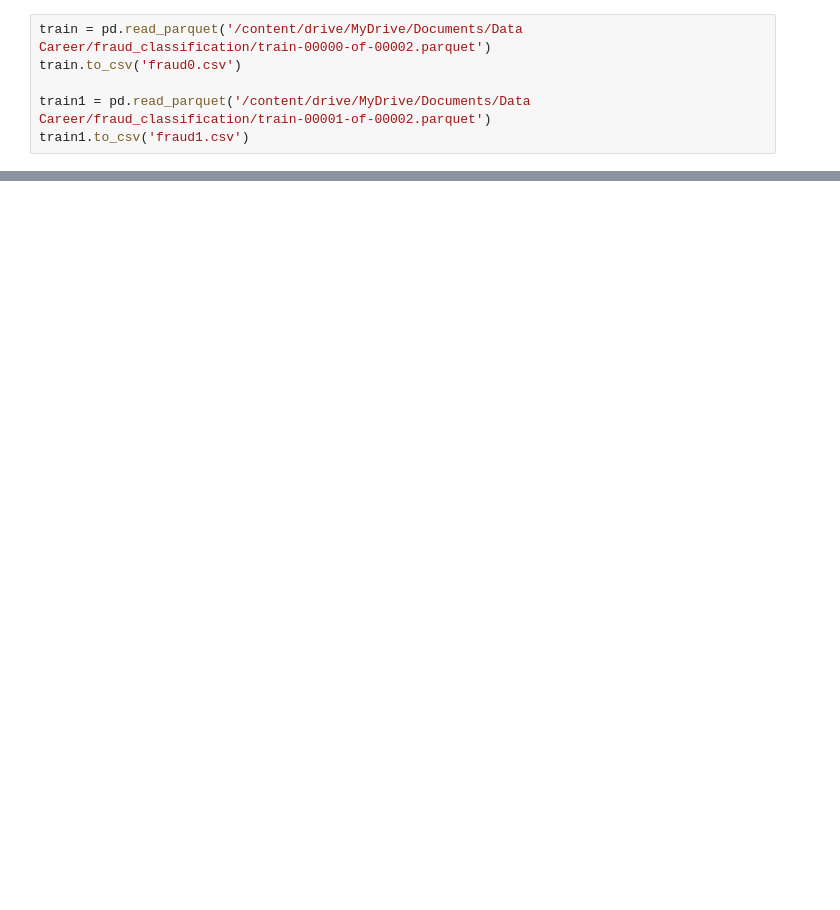
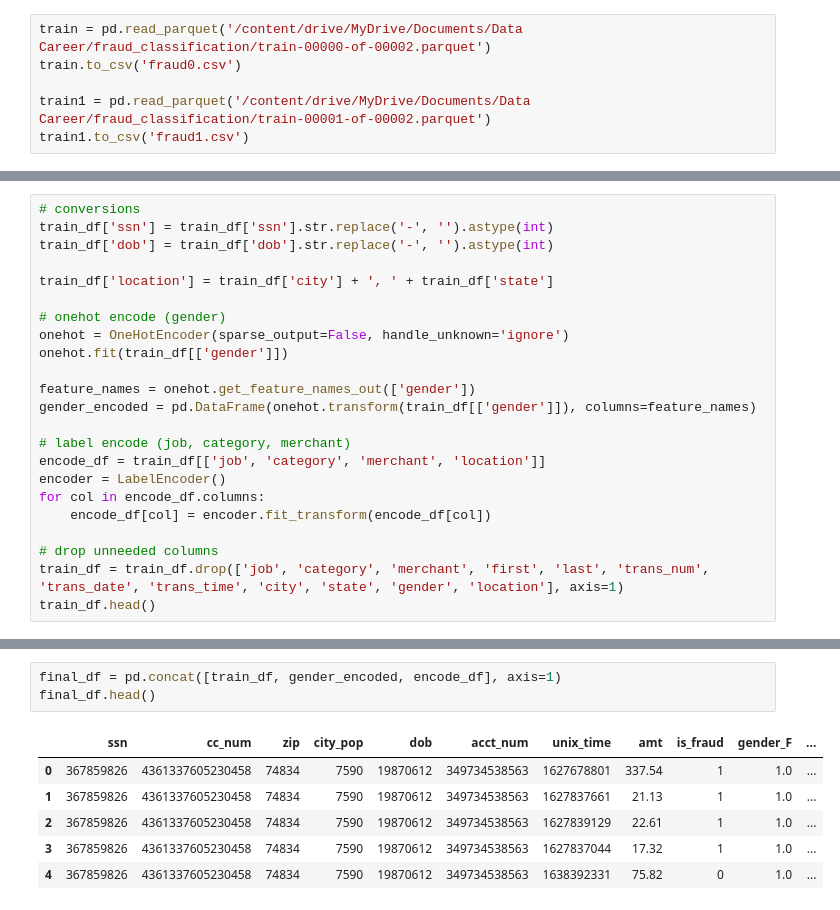
Before and after one commit to lro99/fraud_classification, a Jupyter notebook: Fraud.ipynb, the cells around one changed output, grey strips where cells are left out. Saved outputs shown, nothing was run; the diff lists cells and outputs as text; blank space fills up the shorter version.

Commit message:
Cleaned data, evaluated test set

```diff
--- a/Fraud.ipynb
+++ b/Fraud.ipynb
@@ -42,0 +56,23 @@ train_df.head()
+# %%
+# conversions
+train_df['ssn'] = train_df['ssn'].str.replace('-', '').astype(int)
+train_df['dob'] = train_df['dob'].str.replace('-', '').astype(int)
+
+train_df['location'] = train_df['city'] + ', ' + train_df['state']
+
+# onehot encode (gender)
+onehot = OneHotEncoder(sparse_output=False, handle_unknown='ignore')
+onehot.fit(train_df[['gender']])
+
+feature_names = onehot.get_feature_names_out(['gender'])
+gender_encoded = pd.DataFrame(onehot.transform(train_df[['gender']]), columns=feature_names)
+
+# label encode (job, category, merchant)
+encode_df = train_df[['job', 'category', 'merchant', 'location']]
+encoder = LabelEncoder()
+for col in encode_df.columns:
+    encode_df[col] = encoder.fit_transform(encode_df[col])
+
+# drop unneeded columns
+train_df = train_df.drop(['job', 'category', 'merchant', 'first', 'last', 'trans_num', 'trans_date', 'trans_time', 'city', 'state', 'gender', 'location'], axis=1)
+train_df.head()
@@ -42,0 +106,10 @@ train_df.head()
+# %%
+final_df = pd.concat([train_df, gender_encoded, encode_df], axis=1)
+final_df.head()
+# %% [output]
+|  | ssn | cc_num | zip | city_pop | dob | acct_num | unix_time | amt | is_fraud | gender_F | ... |
+| 0 | 367859826 | 4361337605230458 | 74834 | 7590 | 19870612 | 349734538563 | 1627678801 | 337.54 | 1 | 1.0 | ... |
+| 1 | 367859826 | 4361337605230458 | 74834 | 7590 | 19870612 | 349734538563 | 1627837661 | 21.13 | 1 | 1.0 | ... |
+| 2 | 367859826 | 4361337605230458 | 74834 | 7590 | 19870612 | 349734538563 | 1627839129 | 22.61 | 1 | 1.0 | ... |
+| 3 | 367859826 | 4361337605230458 | 74834 | 7590 | 19870612 | 349734538563 | 1627837044 | 17.32 | 1 | 1.0 | ... |
+| 4 | 367859826 | 4361337605230458 | 74834 | 7590 | 19870612 | 349734538563 | 1638392331 | 75.82 | 0 | 1.0 | ... |
```
Also changed, not shown: parts of 17 cells of this notebook.
